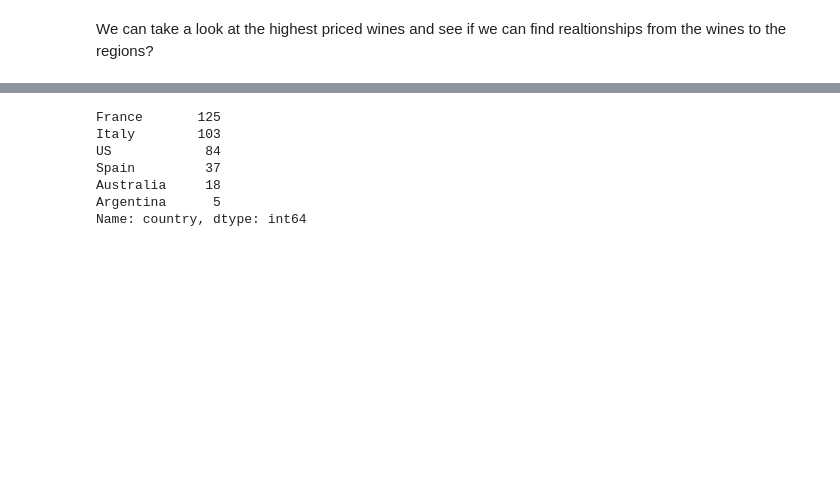
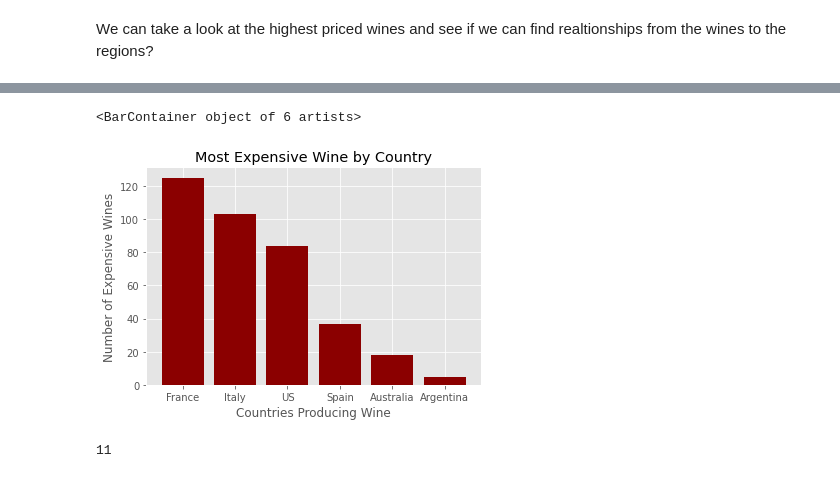
Before and after one commit to j1candel/Wine-Analysis-, a Jupyter notebook: Jessicas Work/wine-analysis -jessica.ipynb, the cells around one changed output, grey strips where cells are left out. Saved outputs shown, nothing was run; the diff lists cells and outputs as text; code cells hidden in the pictures; blank space fills up the shorter version.

```diff
--- a/Jessicas Work/wine-analysis -jessica.ipynb
+++ b/Jessicas Work/wine-analysis -jessica.ipynb
@@ -218,11 +209,12 @@ most_expensive_wine.loc[most_expensive_wine["winery"]=="Louis Latour"]
-# %%
-
-plt.bar()
-# %% [output]
-France       125
-Italy        103
-US            84
-Spain         37
-Australia     18
-Argentina      5
-Name: country, dtype: int64
+# %%
+x_axis = most_expensive_wine_count["country"]
+y_axis = most_expensive_wine_count['count']
+
+plt.title("Most Expensive Wine by Country")
+plt.ylabel("Number of Expensive Wines")
+plt.xlabel("Countries Producing Wine")
+
+plt.bar(x_axis,y_axis,color="darkred")
+# %% [output]
+<BarContainer object of 6 artists>
+[figure, added]
@@ -228,0 +229,6 @@ Name: country, dtype: int64
+# %%
+expensive_french_wine["variety"].unique()
+french_variety_amount = len(expensive_french_wine["variety"].unique())
+french_variety_amount
+# %% [output]
+11
```
Also changed, not shown: parts of 14 cells of this notebook, 1 other file.
